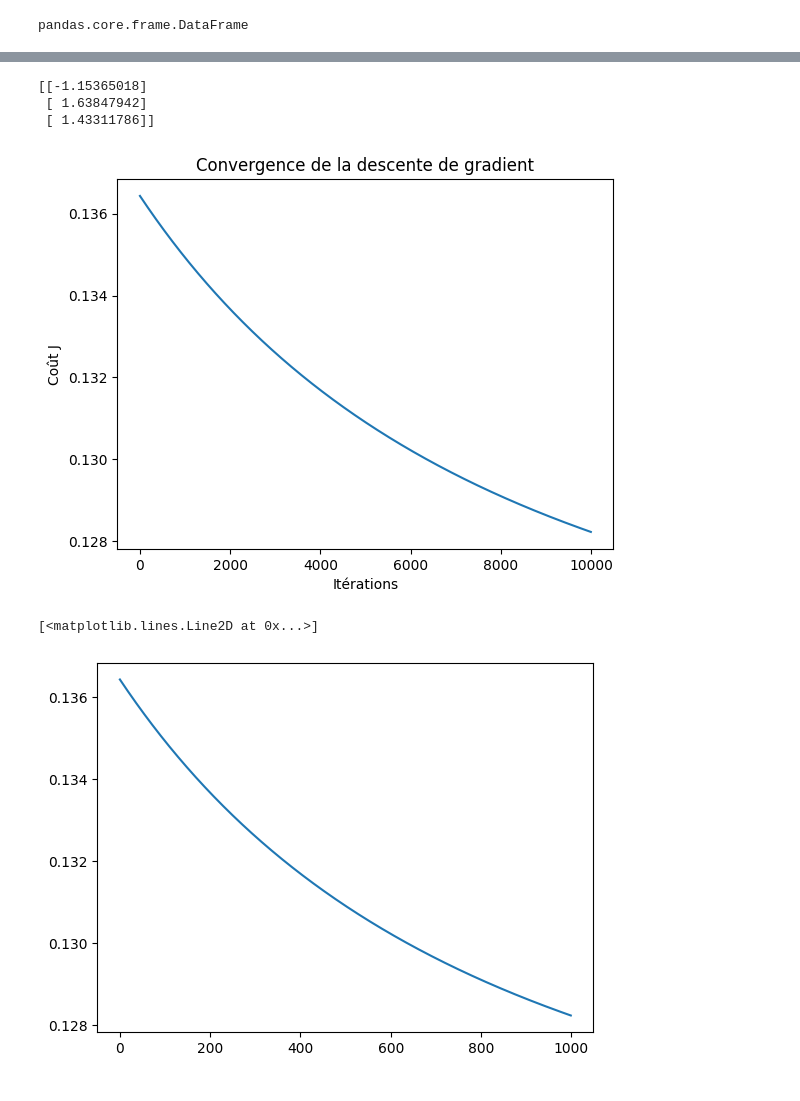
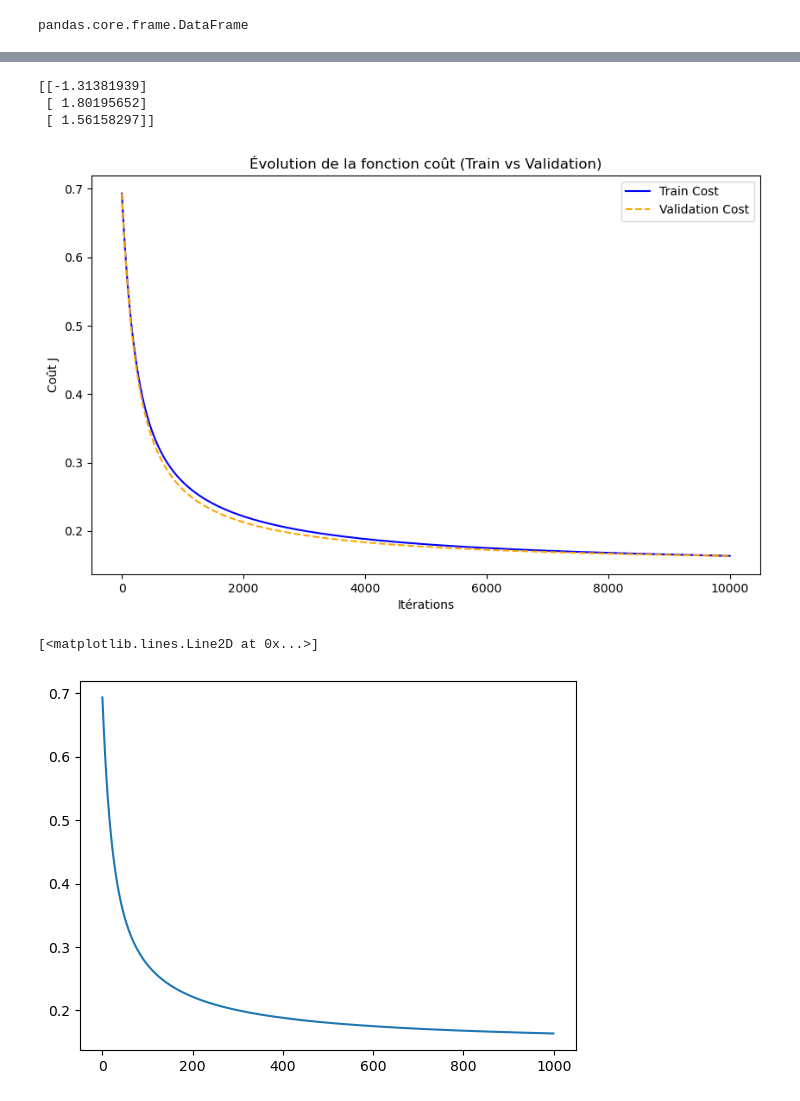
Before and after one commit to kenzalittlegenius/Projet_regression_logistique, a Jupyter notebook: regression_logistique.ipynb, the cells around one changed output, grey strips where cells are left out. Saved outputs shown, nothing was run; the diff lists cells and outputs as text; code cells hidden in the pictures.

Commit message:
Ajout d'\ensemle de validation, modification de la fonction coût , refactorisation d'\une partie du code et affichage de l'évolution de la foncton de l'ensemble de validation

```diff
--- a/regression_logistique.ipynb
+++ b/regression_logistique.ipynb
@@ -52,3 +63,6 @@ Y_test = Y.iloc[test_idx]
+# %%
+trainset_size  = len(X_train)
+valset_size = len(X_val)
 # %%
 print(X_train.values.shape)
 # %% [output]
@@ -75,8 +76,6 @@ print(z)
 # %%
 def sigmoid(z) :
     return 1/(1+np.exp(-z))
-# %%
-a = sigmoid(z)
 # %%
 #print(X_train)
 #print(Y_train.values.reshape(-1,1).shape)
@@ -88,6 +87,7 @@ y = Y_train.values.reshape(-1,1)
 def J(a,y) :
     epsilon = 1e-15
     a = np.clip(a, epsilon, 1-epsilon)
+    m = len(y)
     return -1/m * np.sum(y*np.log(a) + (1-y)*np.log(1-a))
 # %%
 #def J(a,Y_train) :
@@ -123,41 +114,51 @@ for i in range(10000) :
-# %%
-print(w)
-# %% [output]
-[[-1.15365018]
- [ 1.63847942]
- [ 1.43311786]]
 # %%
-costs = []
+train_costs = []
+val_costs = []
+w = np.zeros((n,1))
+b = 0
+for i in range(10000):
+    z_train = X_train.values @ w + b
+    a_train = sigmoid(z_train)
+    y_true_train = Y_train.values.reshape(-1, 1)
 
-for i in range(10000):
-    z = X_train.values @ w + b
-    a = 1 / (1 + np.exp(-z))
+    current_train_cost = J(a_train, y_true_train)
+    train_costs.append(current_train_cost)
 
-    cost = -(1/m) * np.sum(
-        Y_train.values.reshape(-1,1)*np.log(a) +
-        (1 - Y_train.values.reshape(-1,1))*np.log(1-a)
-    )
-    costs.append(cost)
+    z_val = X_val.values @ w + b
+    a_val = sigmoid(z_val)
+    y_true_val = Y_val.values.reshape(-1,1)
 
-    dw = (1/m) * X_train.values.T @ (a - Y_train.values.reshape(-1,1))
-    db = (1/m) * np.sum(a - Y_train.values.reshape(-1,1))
+    current_val_cost = J(a_val, y_true_val)
+    val_costs.append(current_val_cost)
+
+    dw = (1/trainset_size) * X_train.values.T @ (a_train - Y_train.values.reshape(-1,1))
+    db = (1/trainset_size) * np.sum(a_train - Y_train.values.reshape(-1,1))
 
     w = w - p * dw
     b = b - p * db
+# %%
+print(w)
+# %% [output]
+[[-1.31381939]
+ [ 1.80195652]
+ [ 1.56158297]]
 # %%
-# Plot
-plt.plot(costs)
+# 5. Affichage du graphique comparatif (Source [5, 6])
+plt.figure(figsize=(10, 6))
+plt.plot(train_costs, label="Train Cost", color='blue')
+plt.plot(val_costs, label="Validation Cost", color='orange', linestyle='--')
+plt.title("Évolution de la fonction coût (Train vs Validation)")
 plt.xlabel("Itérations")
 plt.ylabel("Coût J")
-plt.title("Convergence de la descente de gradient")
+plt.legend()
 plt.show()
 # %% [output]
-[figure, old version]
+[figure, new version]
 # %%
-plt.plot(costs[::10])
+plt.plot(train_costs[::10])
 # %% [output]
 [<matplotlib.lines.Line2D at 0x...>]
-[figure, old version]
+[figure, new version]
 # %%
 #test
 # %%
```
Also changed, not shown: parts of 8 cells of this notebook.
